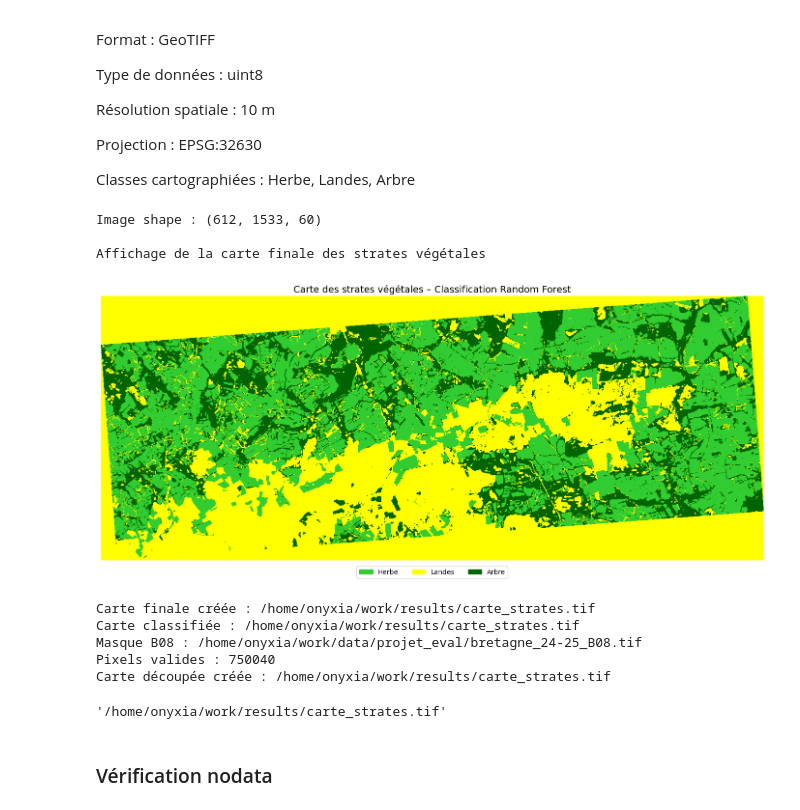
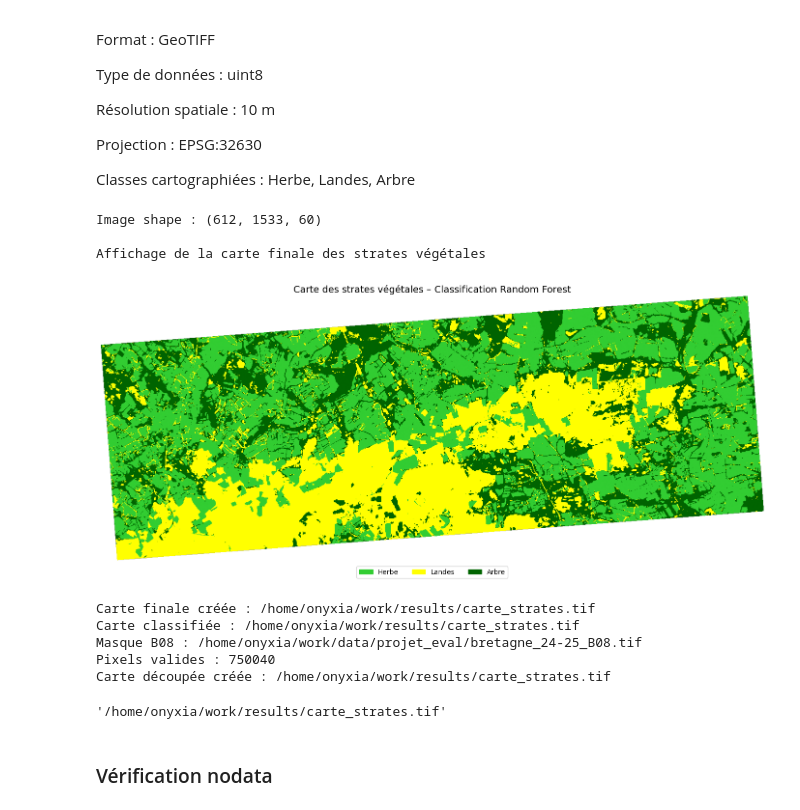
Before and after one commit to diallodjiby/projet_teledectection_DIALLO_Djiby, a Jupyter notebook: projet_telea_DIALLO_Djiby.ipynb, the cells around one changed output. Cells and saved outputs as stored; diff of their text form; code cells hidden in the pictures.

```diff
--- a/projet_telea_DIALLO_Djiby.ipynb
+++ b/projet_telea_DIALLO_Djiby.ipynb
@@ -1131,6 +1201,59 @@ y_pred = best_model.predict(X_image_to_be_classified)
 
 classified_image = y_pred.reshape(rows, cols)
 
+# =========================
+# Affichage de la carte classifiée (avec masque B08)
+# =========================
+
+print("\nAffichage de la carte finale des strates végétales")
+
+# Chargement de la bande B08 pour le masque spatial
+b08 = rw.load_img_as_array(os.path.join(DATA, "bretagne_24-25_B08.tif"))
+
+# Si multibande, prendre la première date
+if b08.ndim == 3:
+    b08 = b08[:, :, 0]
+
+# Création du masque spatial
+mask_b08 = b08 > 0
+
+# Application du masque à la classification
+classified_display = classified_image.astype(float)
+classified_display[~mask_b08] = np.nan  # pixels hors zone = transparents
+
+# Colormap (classes uniquement)
+cmap = ListedColormap([
+    "limegreen",    # 2 - Herbe
+    "yellow",       # 3 - Landes
+    "darkgreen"     # 4 - Arbre
+])
+
+bounds = [1.5, 2.5, 3.5, 4.5]
+norm = BoundaryNorm(bounds, cmap.N)
+
+# Affichage
+plt.figure(figsize=(14, 6))
+plt.imshow(classified_display, cmap=cmap, norm=norm)
+plt.title("Carte des strates végétales – Classification Random Forest", fontsize=14)
+plt.axis("off")
+
+# Légende
+legend_patches = [
+    mpatches.Patch(color="limegreen", label="Herbe"),
+    mpatches.Patch(color="yellow", label="Landes"),
+    mpatches.Patch(color="darkgreen", label="Arbre"),
+]
+
+plt.legend(
+    handles=legend_patches,
+    loc="lower center",
+    ncol=3,
+    frameon=True,
+    bbox_to_anchor=(0.5, -0.08)
+)
+
+plt.tight_layout()
+plt.show()
 
 
 # =========================
@@ -1145,35 +1268,35 @@ driver = gdal.GetDriverByName("GTiff")
 ds_out = driver.Create(
     sortie_classif,
     cols,
     rows,
     1,
     gdal.GDT_Byte   # uint8
 )
 
 ds_out.SetGeoTransform(ds_ref.GetGeoTransform())
 ds_out.SetProjection(ds_ref.GetProjection())
 
 band = ds_out.GetRasterBand(1)
 band.WriteArray(classified_image.astype(np.uint8))
 band.SetNoDataValue(0)
 
 ds_out = None
 ds_ref = None
 
 print("Carte finale créée :", sortie_classif)
 
 # Découpage de la carte classifiée avec masque B08
 
 mf.mask_classification_with_b08(
     raster_classif_path="/home/onyxia/work/results/carte_strates.tif",
     raster_b08_path=os.path.join(DATA, "bretagne_24-25_B08.tif"),
-    output_path="/home/onyxia/work/results/carte_strates.tif"  # écrase la carte finale
+    output_path="/home/onyxia/work/results/carte_strates.tif"
 )
 # %% [output]
 Image shape : (612, 1533, 60)
 
 Affichage de la carte finale des strates végétales
-[figure, old version]
+[figure, new version]
 Carte finale créée : /home/onyxia/work/results/carte_strates.tif
 Carte classifiée : /home/onyxia/work/results/carte_strates.tif
 Masque B08 : /home/onyxia/work/data/projet_eval/bretagne_24-25_B08.tif
```
Also changed, not shown: parts of 3 cells of this notebook.
